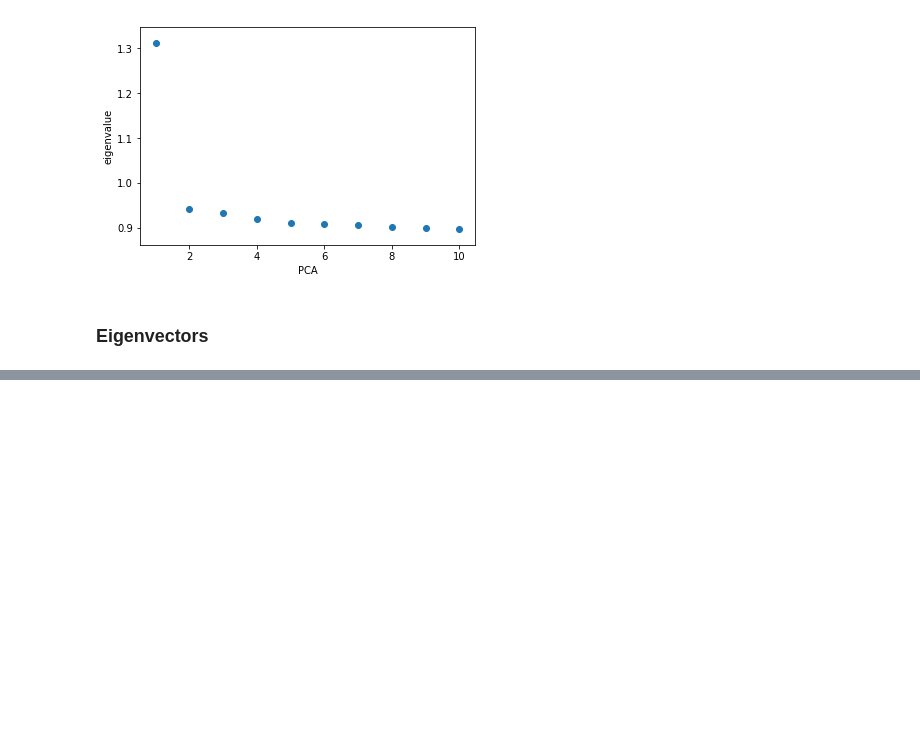
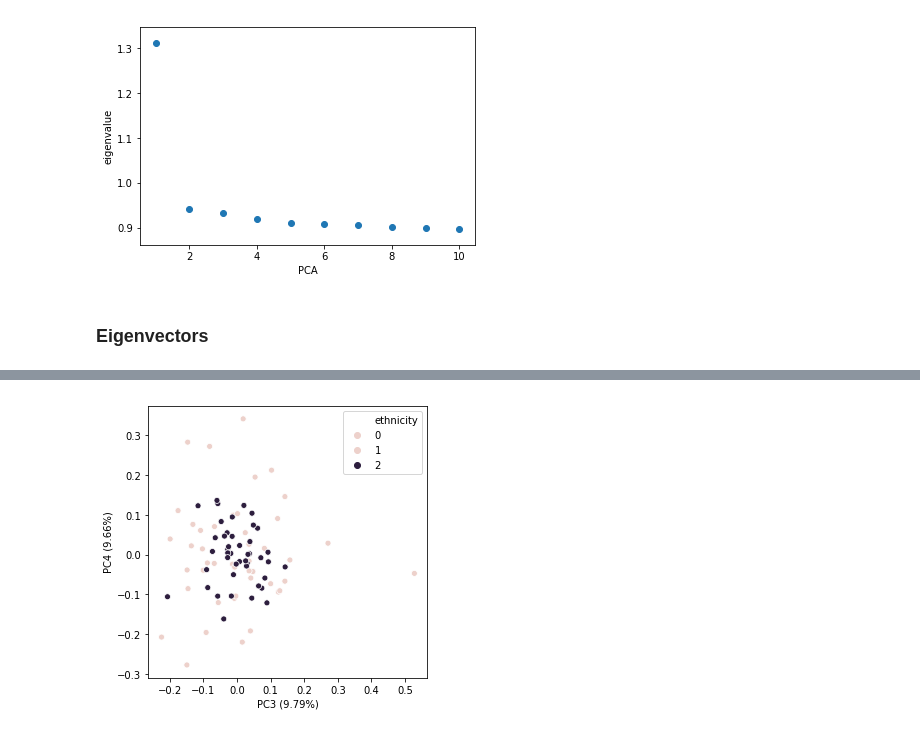
Before and after one commit to matthiaszeller/HBV, a Jupyter notebook: tutorial/HapMap.ipynb, the cells around one changed output, grey strips where cells are left out. Saved outputs shown, nothing was run; the diff lists cells and outputs as text; code cells hidden in the pictures; blank space fills up the shorter version.

```diff
--- a/tutorial/HapMap.ipynb
+++ b/tutorial/HapMap.ipynb
@@ -214,0 +244,8 @@ sns.scatterplot(x='PC1', y='PC2', data=df_pca);
+# %%
+plt.figure(figsize=(5,5))
+sns.scatterplot(x='PC3', y='PC4',
+                data=df_pca, hue='ethnicity');
+plt.xlabel('PC3 ({:.3}%)'.format(exp_var[2]*100))
+plt.ylabel('PC4 ({:.3}%)'.format(exp_var[3]*100));
+# %% [output]
+[figure, added]
```
Also changed, not shown: parts of 13 cells of this notebook.
